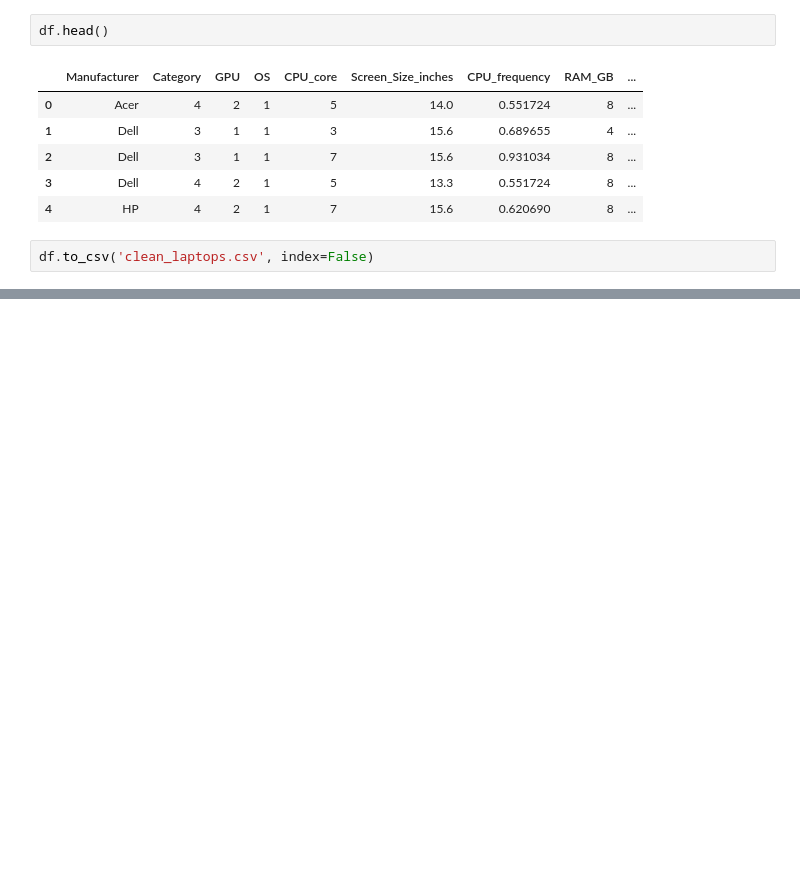
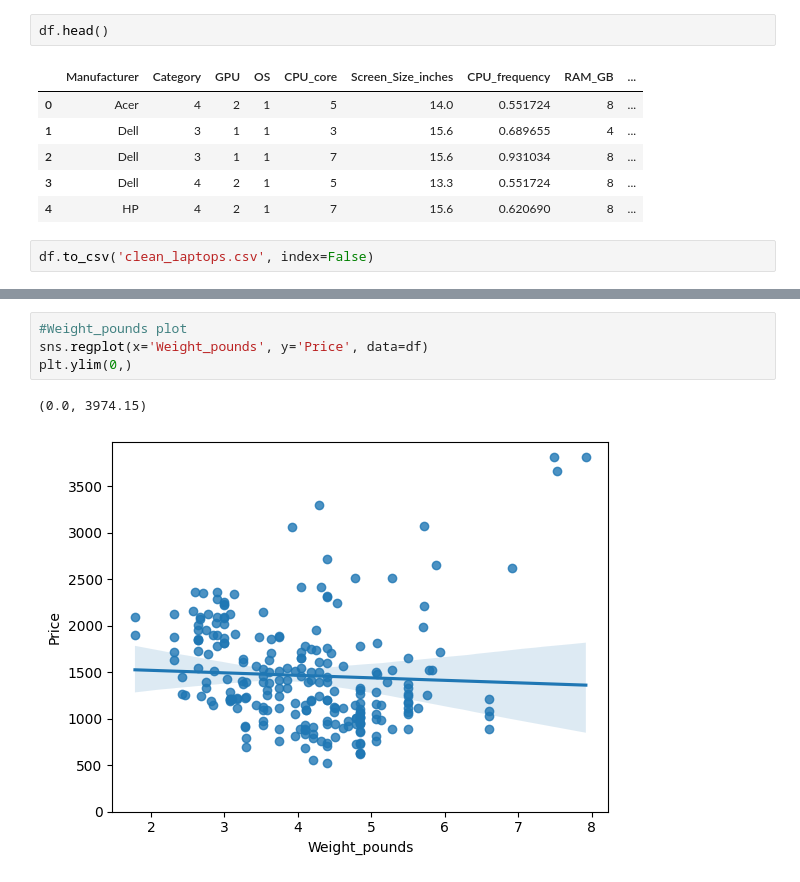
Before and after one commit to Rubieskyama/Data-Science-Ecosystem, a Jupyter notebook: Data Analytics with Python/Laptop_pricing_analyzer.ipynb, the cells around one changed output, grey strips where cells are left out. Cells and saved outputs as stored; diff of their text form; blank space fills up the shorter version.

```diff
--- a/Data Analytics with Python/Laptop_pricing_analyzer.ipynb
+++ b/Data Analytics with Python/Laptop_pricing_analyzer.ipynb
@@ -252,0 +273,7 @@ df.to_csv('clean_laptops.csv', index=False)
+# %%
+#Weight_pounds plot
+sns.regplot(x='Weight_pounds', y='Price', data=df)
+plt.ylim(0,)
+# %% [output]
+(0.0, 3974.15)
+[figure, added]
```
Also changed, not shown: parts of 20 cells of this notebook.
